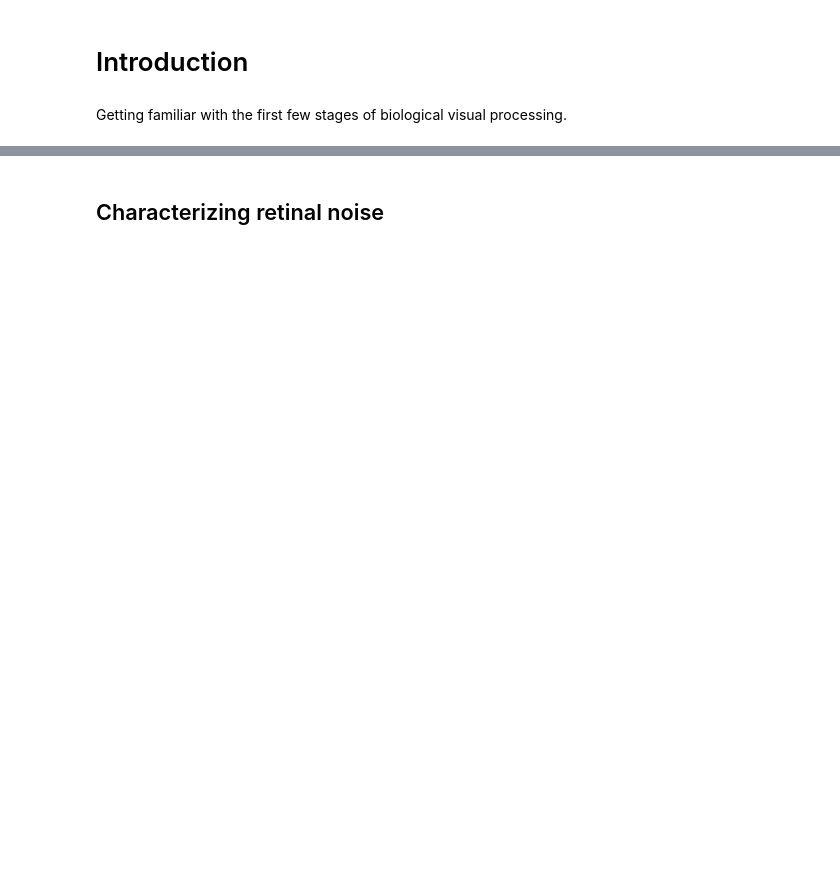
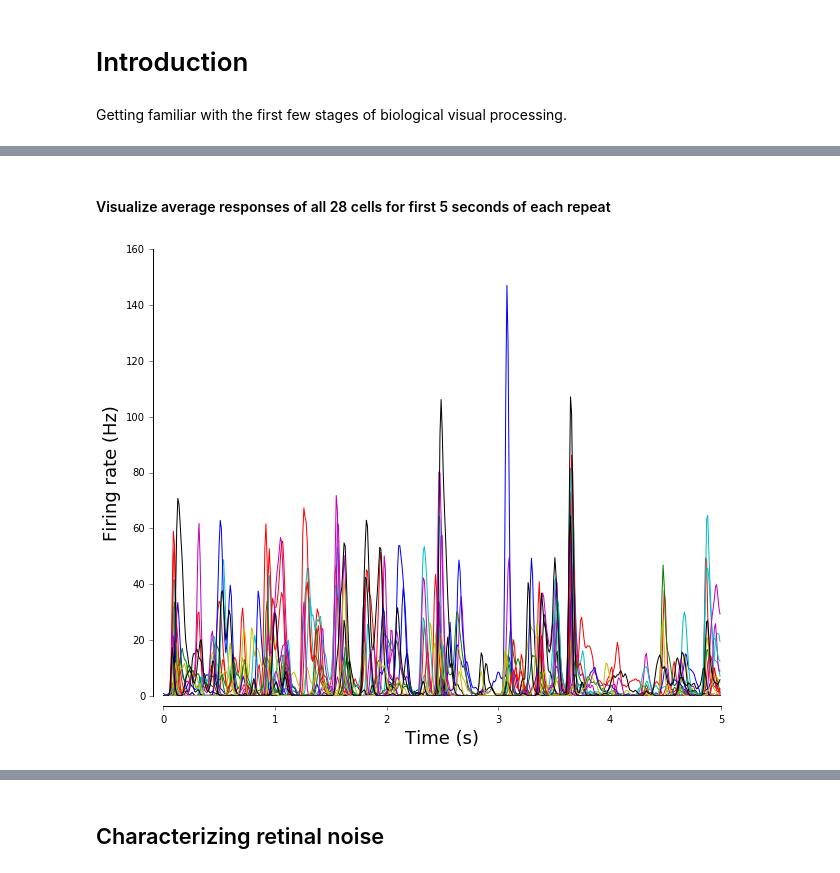
Before and after one commit to lmcintosh/deep-retina-tutorial, a Jupyter notebook: introduction.ipynb, the cells around one changed output, grey strips where cells are left out. Saved outputs shown, nothing was run; the diff lists cells and outputs as text; code cells hidden in the pictures; blank space fills up the shorter version.

```diff
--- a/introduction.ipynb
+++ b/introduction.ipynb
@@ -30,0 +40,21 @@ Using Theano backend.
+# %%
+def adjust_spines(ax, spines):
+    for loc, spine in ax.spines.items():
+        if loc in spines:
+            spine.set_position(('outward', 10))  # outward by 10 points
+            spine.set_smart_bounds(True)
+        else:
+            spine.set_color('none')  # don't draw spine
+
+    # turn off ticks where there is no spine
+    if 'left' in spines:
+        ax.yaxis.set_ticks_position('left')
+    else:
+        # no yaxis ticks
+        ax.yaxis.set_ticks([])
+
+    if 'bottom' in spines:
+        ax.xaxis.set_ticks_position('bottom')
+    else:
+        # no xaxis ticks
+        ax.xaxis.set_ticks([])
@@ -34,0 +86,12 @@ Using Theano backend.
+# %% [markdown]
+#### Visualize average responses of all 28 cells for first 5 seconds of each repeat
+# %%
+p = plt.plot(time[:500], psth[:,:500].T)
+plt.xlabel('Time (s)', fontsize=18)
+plt.ylabel('Firing rate (Hz)', fontsize=18)
+# aesthetics
+plt.tick_params(axis='y', direction='out')
+plt.tick_params(axis='x', direction='out')
+adjust_spines(plt.gca(), ['left', 'bottom'])
+# %% [output]
+[figure, added]
```
Also changed, not shown: parts of 30 cells of this notebook.
